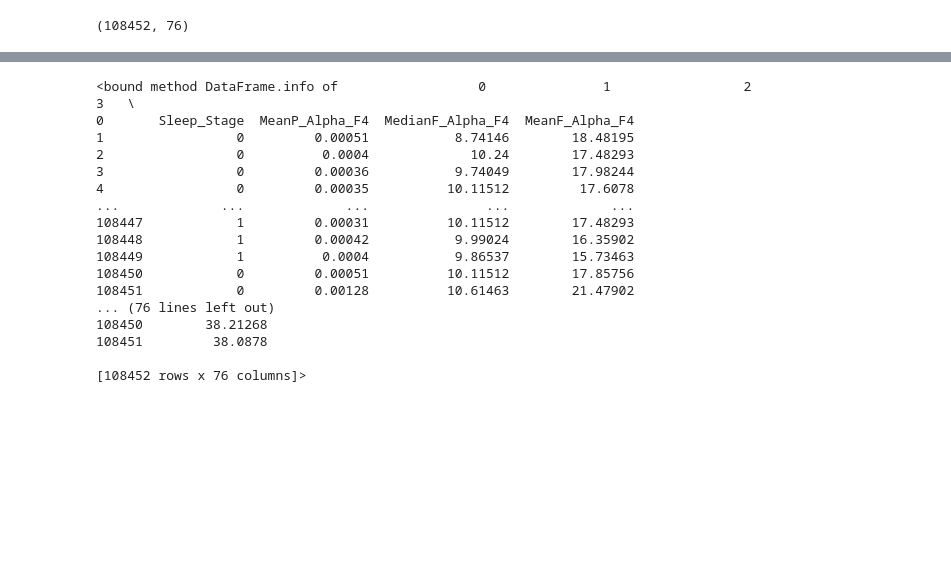
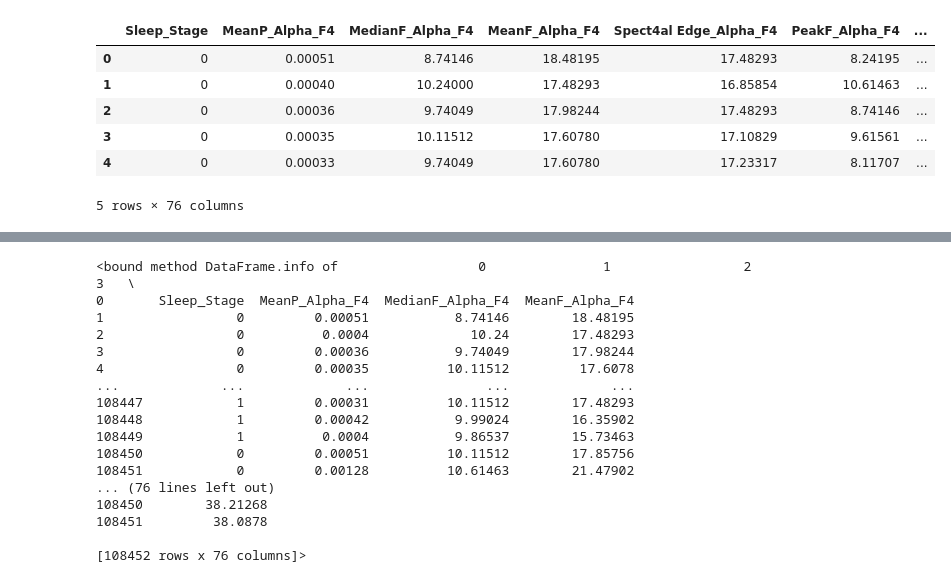
Before and after one commit to RafsanJany-44/Thesis_Project, a Jupyter notebook: SKLearn_Decision_Forest.ipynb, the cells around one changed output, grey strips where cells are left out. Saved outputs shown, nothing was run; the diff lists cells and outputs as text; code cells hidden in the pictures; blank space fills up the shorter version.

```diff
--- a/SKLearn_Decision_Forest.ipynb
+++ b/SKLearn_Decision_Forest.ipynb
@@ -13,13 +6,17 @@ warnings.filterwarnings('ignore')
 # %%
 data = '/content/drive/MyDrive/Thesis_Data/EEG_HMC_NUM.csv'
 
-df = pd.read_csv(data, header=None)
+dataset = pd.read_csv(data)
-# %%
-
-
-df.shape
-# %% [output]
-(108452, 76)
+# %%
+dataset.head()
+# %% [output]
+|  | Sleep_Stage | MeanP_Alpha_F4 | MedianF_Alpha_F4 | MeanF_Alpha_F4 | Spect4al Edge_Alpha_F4 | PeakF_Alpha_F4 | ... |
+| 0 | 0 | 0.00051 | 8.74146 | 18.48195 | 17.48293 | 8.24195 | ... |
+| 1 | 0 | 0.00040 | 10.24000 | 17.48293 | 16.85854 | 10.61463 | ... |
+| 2 | 0 | 0.00036 | 9.74049 | 17.98244 | 17.48293 | 8.74146 | ... |
+| 3 | 0 | 0.00035 | 10.11512 | 17.60780 | 17.10829 | 9.61561 | ... |
+| 4 | 0 | 0.00033 | 9.74049 | 17.60780 | 17.23317 | 8.11707 | ... |
+5 rows × 76 columns
 # %%
 
 
```
Also changed, not shown: parts of 2 cells of this notebook.
